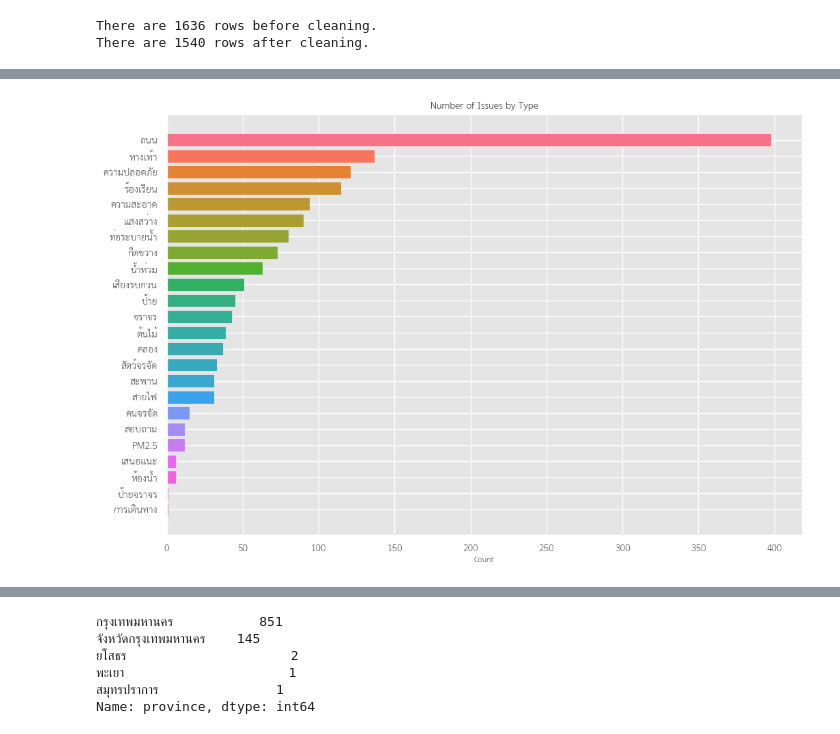
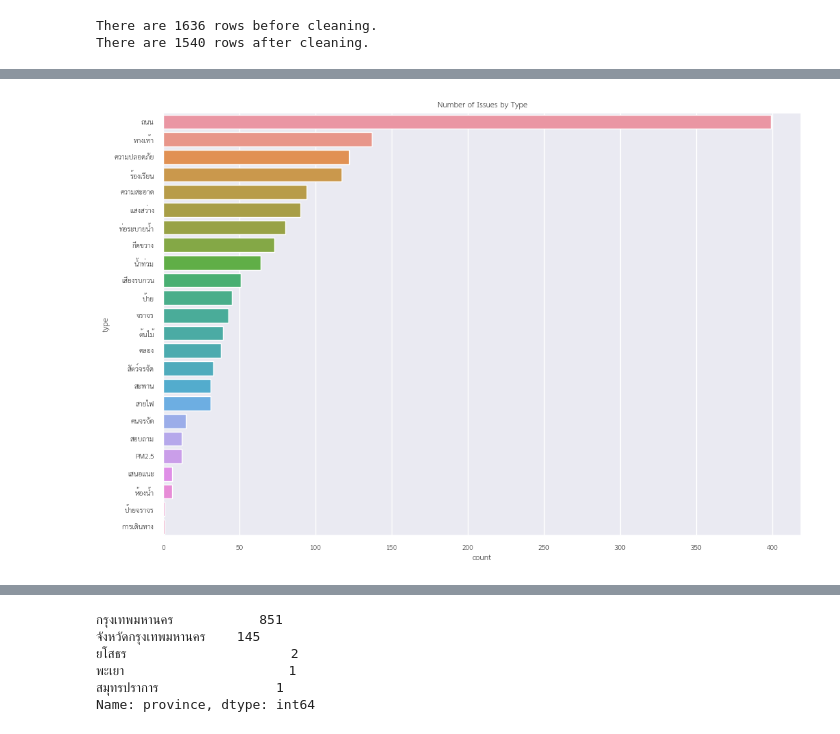
Before and after one commit to Bhuribhat/Traffy-Clustering, a Jupyter notebook: main.ipynb, the cells around one changed output, grey strips where cells are left out. Cells and saved outputs as stored; diff of their text form; code cells hidden in the pictures.

```diff
--- a/main.ipynb
+++ b/main.ipynb
@@ -148,28 +151,4 @@ plt.show()
-# %%
-import matplotlib.font_manager as fm
-plt.style.use('ggplot')
-
-# create a new font with Thai support
-font_path = 'THSarabunChula-Regular.ttf'
-font_prop = fm.FontProperties(fname=font_path)
-
-# set the font as the default for Matplotlib
-plt.rcParams['font.family'] = font_prop.get_name()
-
-# set font
-plt.rcParams['xtick.labelsize'] = 15
-plt.rcParams['ytick.labelsize'] = 15
-
-# Set the color palette
-type_list = df_exploded['type'].value_counts().index
-palette = sns.color_palette("husl", len(type_list))
-
-plt.figure(figsize=(12, 8))
-plt.barh(type_list, width=df_exploded['type'].value_counts(), color=palette)
-
-plt.gca().invert_yaxis()
-plt.title('Number of Issues by Type')
-plt.xlabel('Count')
-plt.show()
-# %% [output]
-[figure, removed]
+# %%
+compare_count_plot(df_exploded, 'type', 'Number of Issues by Type')
+# %% [output]
+[figure, added]
```
Also changed, not shown: parts of 14 cells of this notebook.
